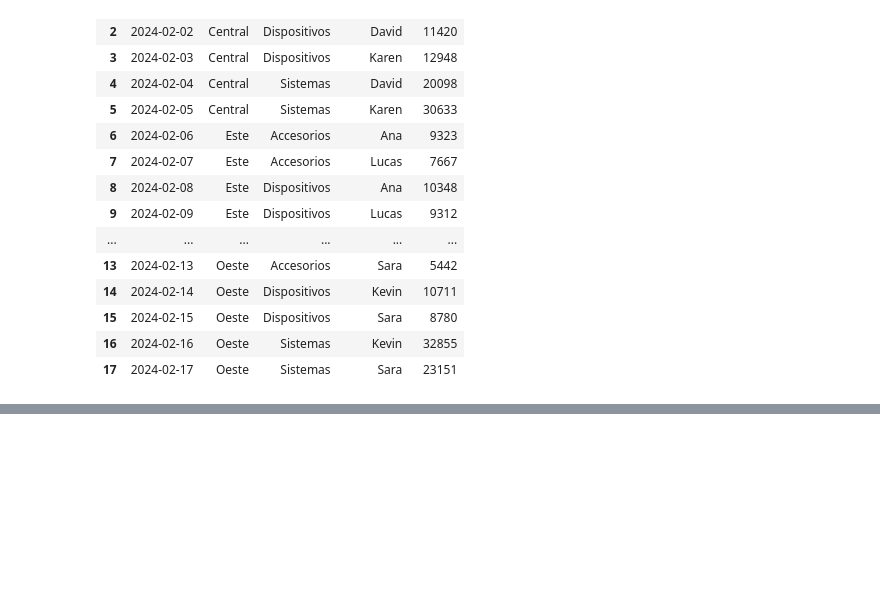
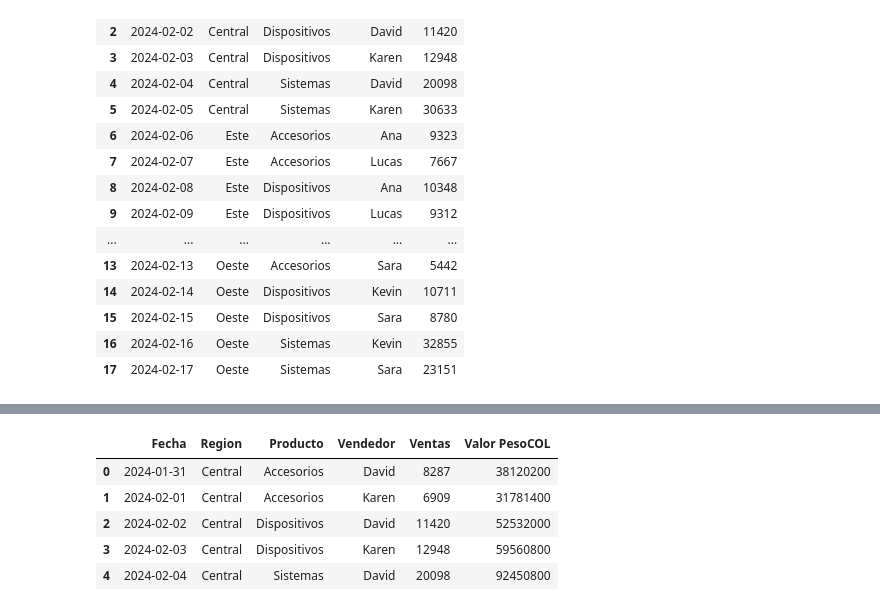
Before and after one commit to WillianFranco17/BOOTCAMPCT, a Jupyter notebook: Act2.ipynb, the cells around one changed output, grey strips where cells are left out. Drawn from its saved outputs; the diff is of its cells as text; code cells hidden in the pictures; blank space fills up the shorter version.

```diff
--- a/Act2.ipynb
+++ b/Act2.ipynb
@@ -29,0 +85,12 @@ df_1
+# %%
+euros = 4600
+df_convertido = df_1.copy()
+df_convertido['Valor PesoCOL'] = df_convertido['Ventas']*euros
+df_convertido.head()
+# %% [output]
+|  | Fecha | Region | Producto | Vendedor | Ventas | Valor PesoCOL |
+| 0 | 2024-01-31 | Central | Accesorios | David | 8287 | 38120200 |
+| 1 | 2024-02-01 | Central | Accesorios | Karen | 6909 | 31781400 |
+| 2 | 2024-02-02 | Central | Dispositivos | David | 11420 | 52532000 |
+| 3 | 2024-02-03 | Central | Dispositivos | Karen | 12948 | 59560800 |
+| 4 | 2024-02-04 | Central | Sistemas | David | 20098 | 92450800 |
```
Also changed, not shown: parts of 6 cells of this notebook.
